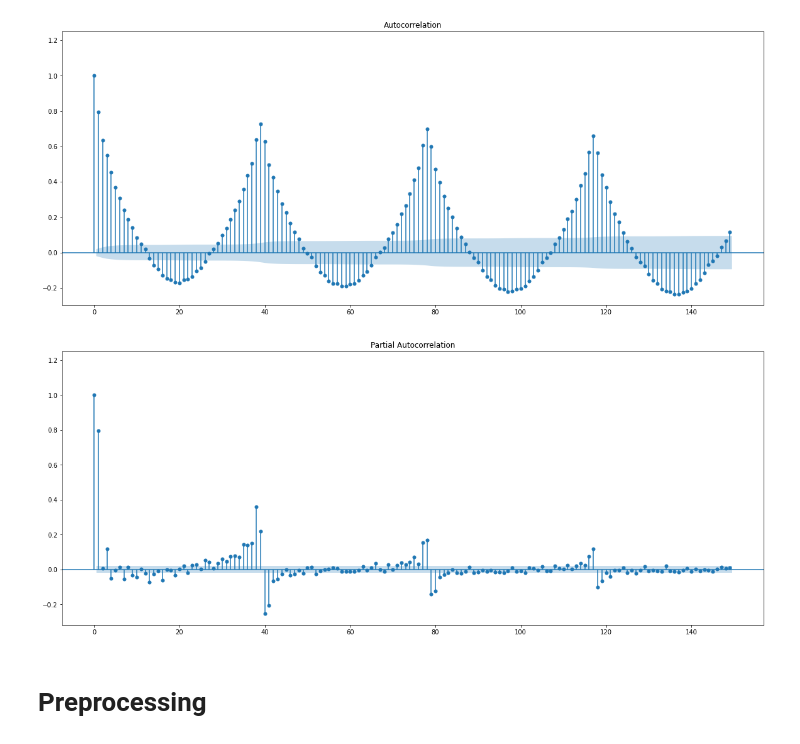
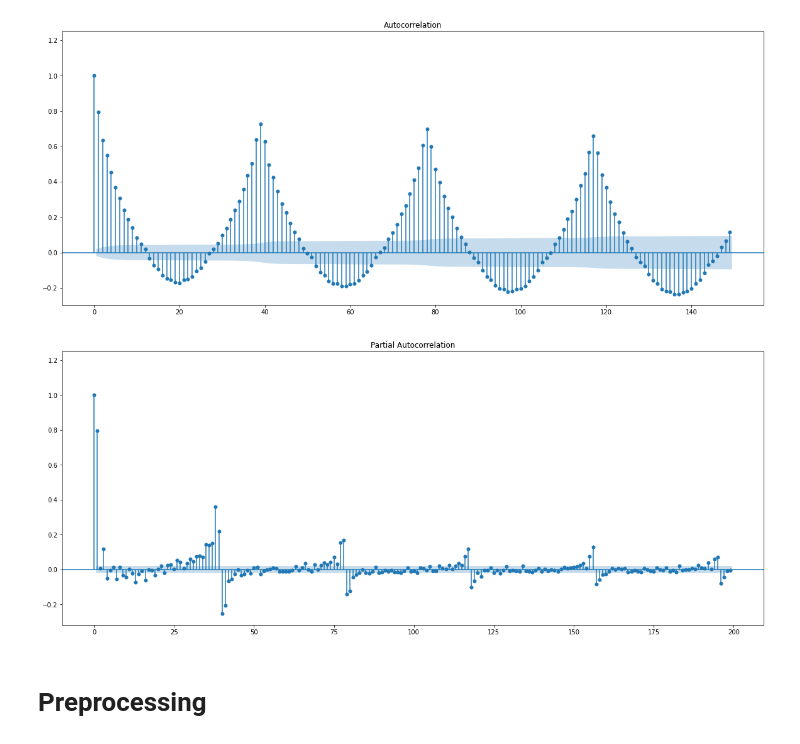
Before and after one commit to OlegTestov/VolumePrediction, a Jupyter notebook: notebooks/NQ_vol_prediction_AVG.ipynb, the cells around one changed output. Drawn from its saved outputs; the diff is of its cells as text; code cells hidden in the pictures.

```diff
--- a/notebooks/NQ_vol_prediction_AVG.ipynb
+++ b/notebooks/NQ_vol_prediction_AVG.ipynb
@@ -252,9 +250,9 @@ plt_pacf = plot_acf(ts['VOLUME_fut'], ax = ax, lags = np.arange(150), auto_ylims
 [figure]
 # %%
 fig, ax = plt.subplots(figsize=(20, 8))
-plt_pacf = plot_pacf(ts['VOLUME_fut'], ax = ax, lags = np.arange(150), auto_ylims = True, method='ywm')
+plt_pacf = plot_pacf(ts['VOLUME_fut'], ax=ax, lags=np.arange(200), auto_ylims=True, method='ywm')
 # %% [output]
-[figure, old version]
+[figure, new version]
 # %% [markdown]
 # Preprocessing
 # %% [markdown]
```
Also changed, not shown: parts of 20 cells of this notebook.
